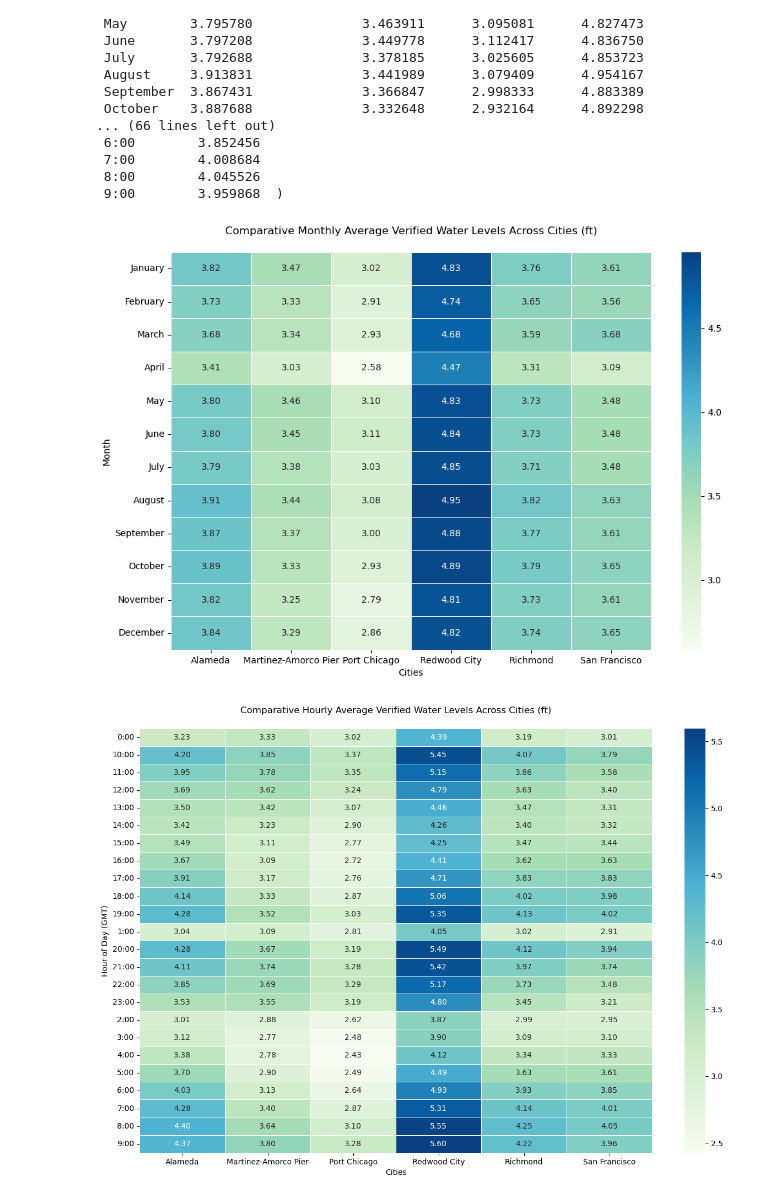
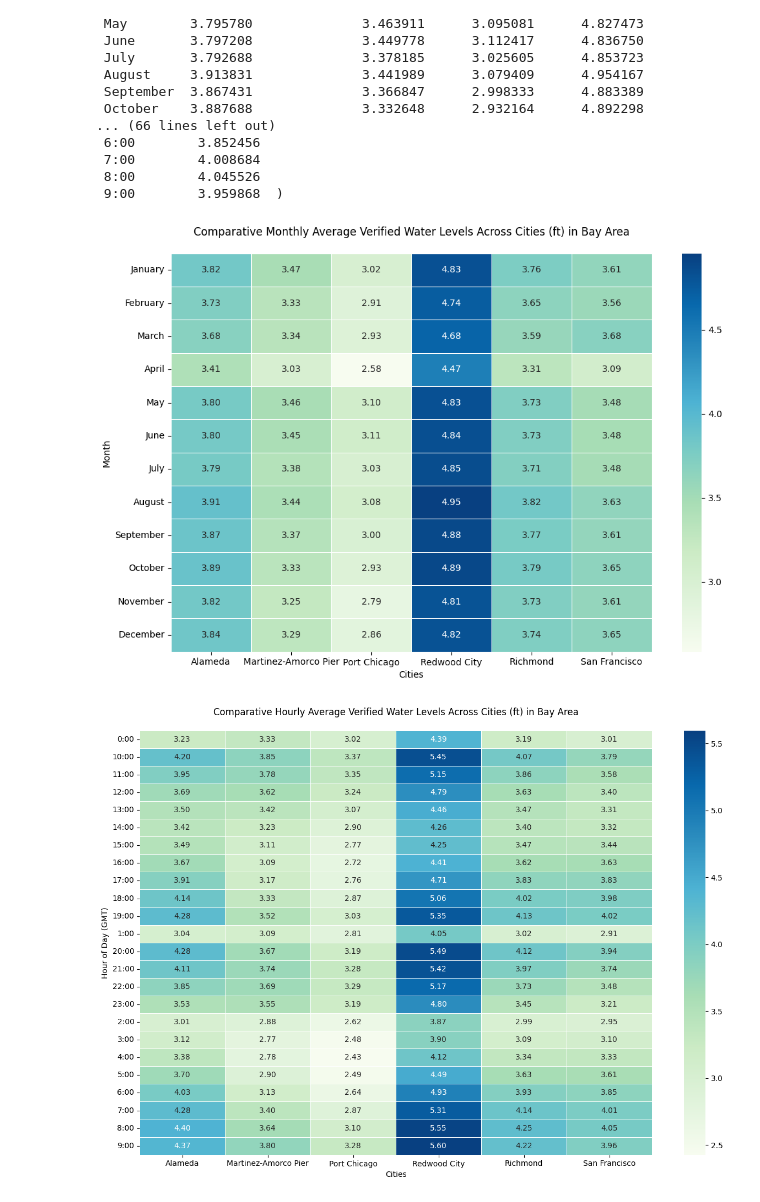
Before and after one commit to IslaAshina/dsan5550-final-project, a Jupyter notebook: code/comparative heatmap - bay area.ipynb, the cells around one changed output. Saved outputs shown, nothing was run; the diff lists cells and outputs as text; code cells hidden in the pictures.

Commit message:
update with evaluation matrix for SARIMA and clearify comparative heatmap

```diff
--- a/code/comparative heatmap - bay area.ipynb
+++ b/code/comparative heatmap - bay area.ipynb
@@ -70,22 +70,22 @@ monthly_avg_df, hourly_avg_df
 # %%
 # Plotting the regional heat map for monthly average data across cities
 plt.figure(figsize=(12, 8))
 regional_monthly_heatmap = sns.heatmap(monthly_avg_df, cmap="GnBu", annot=True, fmt=".2f", linewidths=.5)
-regional_monthly_heatmap.set_title('Comparative Monthly Average Verified Water Levels Across Cities (ft)', pad=20)
+regional_monthly_heatmap.set_title('Comparative Monthly Average Verified Water Levels Across Cities (ft) in Bay Area', pad=20)
 plt.xlabel('Cities')
 plt.ylabel('Month')
 plt.show()
 
 # Plotting the regional heat map for hourly average data across cities
 plt.figure(figsize=(15, 10))
 regional_hourly_heatmap = sns.heatmap(hourly_avg_df, cmap="GnBu", annot=True, fmt=".2f", linewidths=.5)
-regional_hourly_heatmap.set_title('Comparative Hourly Average Verified Water Levels Across Cities (ft)', pad=20)
+regional_hourly_heatmap.set_title('Comparative Hourly Average Verified Water Levels Across Cities (ft) in Bay Area', pad=20)
 plt.xlabel('Cities')
 plt.ylabel('Hour of Day (GMT)')
 plt.show()
 # %% [output]
-[figure, old version]
+[figure, new version]
-[figure, old version]
+[figure, new version]
 # %%
 import plotly.express as px
 
```
Also changed, not shown: 7 other files.
